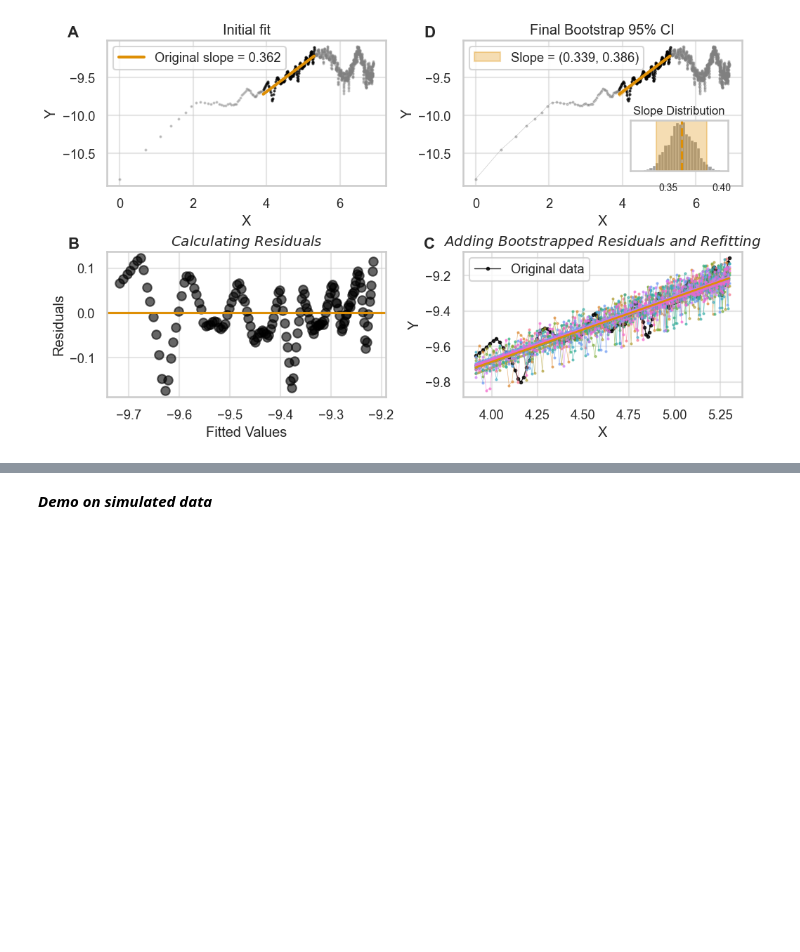
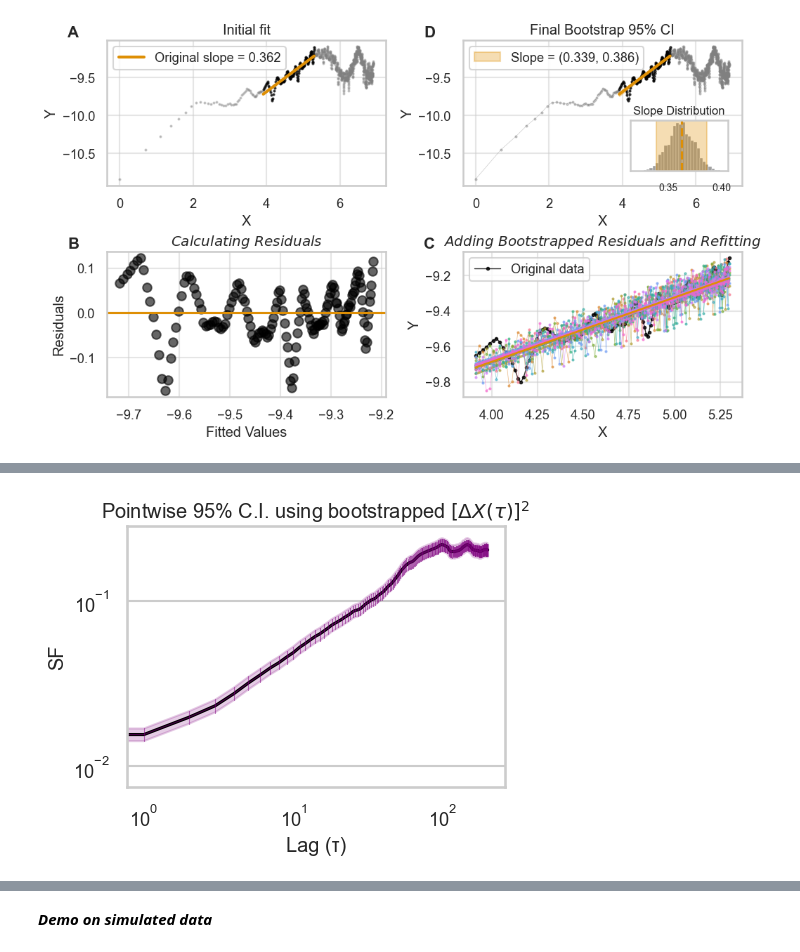
Before and after one commit to daniel-wrench/sf_gap_analysis, a Jupyter notebook: notebooks/uncertainty_demo.ipynb, the cells around one changed output, grey strips where cells are left out. Cells and saved outputs as stored; diff of their text form; code cells hidden in the pictures; blank space fills up the shorter version.

Commit message:
updating voyager and uncertainty notebooks

```diff
--- a/notebooks/uncertainty_demo_new.ipynb
+++ b/notebooks/uncertainty_demo.ipynb
@@ -598,0 +662,72 @@ Standard error: 0.012432
+# %%
+def get_lag_vals_list(df):
+    lag_vals_wide = pd.DataFrame(df["diffs_2"].tolist(), index=df.index)
+    lag_vals_wide.reset_index(inplace=True)  # Make the index a column
+    lag_vals_wide.rename(columns={"index": "lag"}, inplace=True)
+    lag_vals = pd.melt(
+        lag_vals_wide, id_vars=["lag"], var_name="index", value_name="diffs_2"
+    )
+    return lag_vals
+# %%
+# Plot
+ts = ts_sim
+max_lag = 200
+
+sf_true = sf_funcs.compute_sf(
+    pd.DataFrame(ts), np.arange(1, max_lag + 1), [2], True, False, None
+)
+# %%
+lags = np.arange(1, max_lag + 1)
+
+
+# Calculate standard error assuming chi-squared approximation (pointwise error bars)
+
+n_pairs = np.array([len(ts) - tau for tau in range(1, max_lag + 1)])
+sf_se = sf_true.sf_2 * np.sqrt(2 / (n_pairs - 1))
+ci_se_lower = sf_true.sf_2 - 1.96 * sf_se
+ci_se_upper = sf_true.sf_2 + 1.96 * sf_se
+
+
+# Plot with both bootstrap and pointwise SE intervals using fig, ax syntax
+
+fig, ax = plt.subplots(figsize=(5, 4))
+ax.plot(lags - 1, sf_true.sf_2, color="black")
+lag_vals = get_lag_vals_list(sf_true)
+
+# TAKES AGES FOR VOYAGER
+sns.pointplot(
+    x="lag",
+    y="diffs_2",
+    data=lag_vals,
+    alpha=0.5,
+    errorbar="ci",
+    n_boot=1000,
+    marker=None,
+    c="purple",
+    ax=ax,
+    estimator="mean",
+    lw=0.8,
+)
+
+
+ax.fill_between(
+    lags - 1,
+    ci_se_lower,
+    ci_se_upper,
+    color="purple",
+    alpha=0.2,
+)
+
+
+ax.set_xlabel("Lag (τ)")
+ax.set_ylabel("SF")
+ax.set_title("Pointwise 95% C.I. using bootstrapped $[\Delta X(\\tau)]^2$")
+
+ax.set_xscale("log")
+ax.set_yscale("log")
+
+fig.tight_layout()
+
+plt.show()
+# %% [output]
+[figure, added]
```
Also changed, not shown: parts of 20 cells of this notebook, 2 other files.
